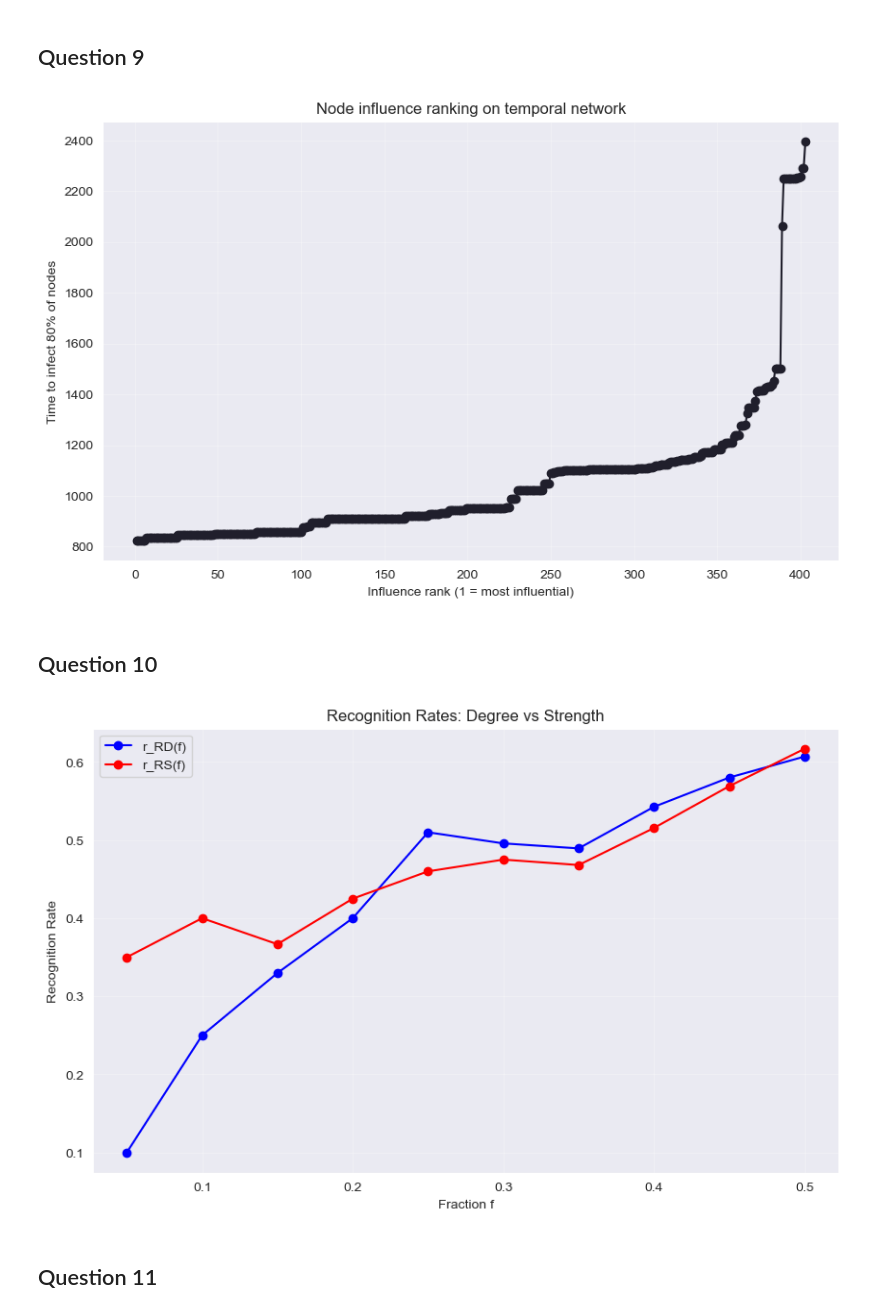
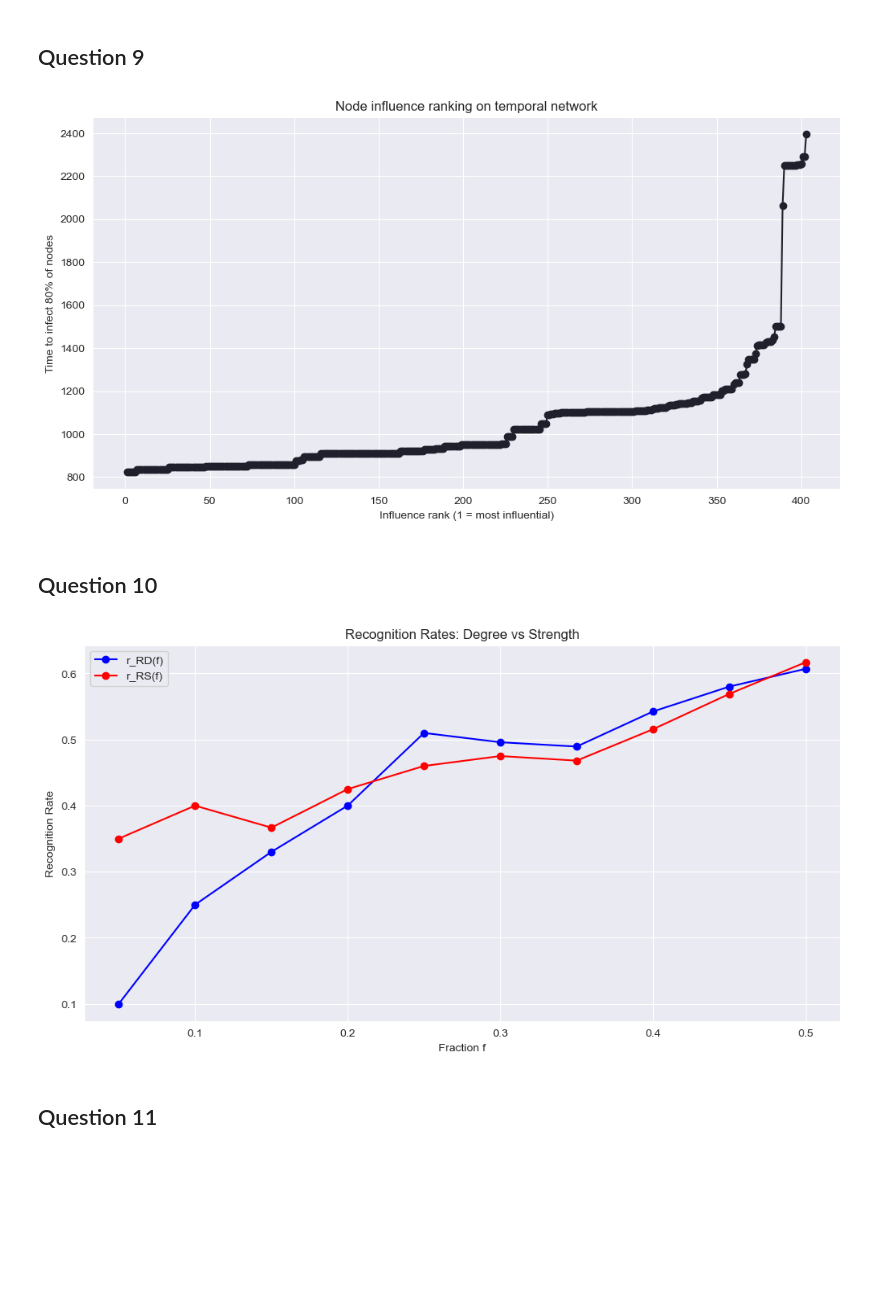
Before and after one commit to sankalpsagar/Complex-Networks, a Jupyter notebook: Assignment-1/assignment-1.ipynb, the cells around one changed output. Saved outputs shown, nothing was run; the diff lists cells and outputs as text; code cells hidden in the pictures; blank space fills up the shorter version.

```diff
--- a/Assignment-1/assignment-1.ipynb
+++ b/Assignment-1/assignment-1.ipynb
@@ -120,10 +120,15 @@ plt.show()
 df_sorted = df.sort_values('timestamp')
 all_nodes = list(G.nodes())
 T = df_sorted['timestamp'].max()
+node_index = {node: i for i, node in enumerate(all_nodes)}
 N = len(all_nodes)
+
+contacts_by_time = {t: g[['node1','node2']].values
+                    for t, g in df_sorted.groupby('timestamp')}
 
 # Store infection counts for each iteration
 infTime_all = np.zeros((N, T+1))
+infection_times = np.full((N, N), np.inf)
 
 for idx, seed in enumerate(all_nodes):
     infected = set([seed])
@@ -132,17 +137,22 @@ for idx, seed in enumerate(all_nodes):
     infTime[0] = 1
 
     for t in range(1, T+1):
-        # Get all contacts at time t
-        contacts = df_sorted[df_sorted['timestamp'] == t][['node1', 'node2']].values
+        contacts = contacts_by_time.get(t, [])
         new_infected = set()
         for n1, n2 in contacts:
             if n1 in infected and n2 not in infected:
                 new_infected.add(n2)
+                infected_time[n2] = t
             elif n2 in infected and n1 not in infected:
                 new_infected.add(n1)
+                infected_time[n1] = t
         infected.update(new_infected)
         infTime[t] = len(infected)
+
     infTime_all[idx] = infTime
+
+    for node, t_inf in infected_time.items():
+        infection_times[idx, node_index[node]] = t_inf
 
 # Calculate average and std deviation over all seeds
 avg_inf = infTime_all.mean(axis=0)
@@ -156,7 +166,7 @@ plt.xlabel('Timestep T')
 plt.ylabel('Average Number of Infected Nodes')
 plt.title('Average Number of Infected Nodes Over Time')
 plt.legend()
-plt.grid(True, alpha=0.3)
+plt.grid(True)
 plt.show()
 # %% [output]
 [figure]
@@ -165,36 +175,36 @@ plt.show()
 # %%
 
 threshold = int(0.8 * N)   # 80% of all nodes
 times_to_threshold = []
 
 for idx, seed in enumerate(all_nodes):
     infected_counts = infTime_all[idx, :]
     reach_times = np.where(infected_counts >= threshold)[0]
     if len(reach_times) > 0:
         t_star = reach_times[0]   # first time reaching 80%
     else:
         t_star = np.inf           # never reached threshold
     times_to_threshold.append((seed, t_star))
 
 # Sort by time to reach 80%
 times_to_threshold.sort(key=lambda x: x[1])
 
 # Ranking vector R (node indices in order of influence)
 R = [seed for seed, _ in times_to_threshold]
 
 # Sorted times for plotting
 sorted_times = [t for _, t in times_to_threshold]
 
 # Plot influence ranking
-plt.figure(figsize=(10,6))
+plt.figure(figsize=(12,6))
 plt.plot(range(1, N+1), sorted_times, marker='o', linestyle='-')
 plt.xlabel("Influence rank (1 = most influential)")
 plt.ylabel("Time to infect 80% of nodes")
 plt.title("Node influence ranking on temporal network")
-plt.grid(True, alpha=0.3)
+plt.grid(True)
 plt.show()
 # %% [output]
-[figure, old version]
+[figure, new version]
 # %% [markdown]
 ## Question 10
 # %%
@@ -296,17 +308,17 @@ for f in f_values:
     rRS_values.append(np.mean(rRS_rates))
 # %%
 # Plot recognition rates
-plt.figure(figsize=(10, 6))
+plt.figure(figsize=(12, 6))
 plt.plot(f_values, rRD_values, 'bo-', label='r_RD(f)')
 plt.plot(f_values, rRS_values, 'ro-', label='r_RS(f)')
 plt.xlabel('Fraction f')
 plt.ylabel('Recognition Rate')
 plt.title('Recognition Rates: Degree vs Strength')
 plt.legend()
-plt.grid(True, alpha=0.3)
+plt.grid(True)
 plt.show()
 # %% [output]
-[figure, old version]
+[figure, new version]
 # %% [markdown]
 ## Question 11
 # %%
```
Also changed, not shown: parts of 9 cells of this notebook.
